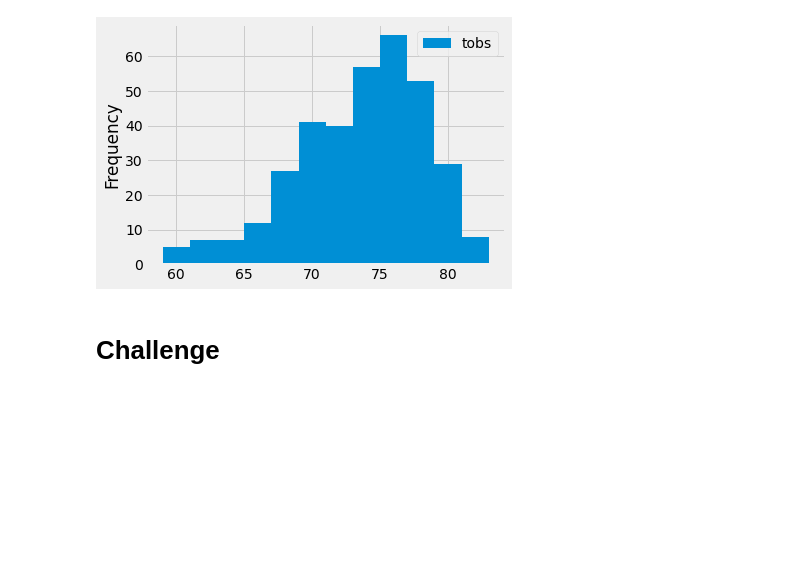
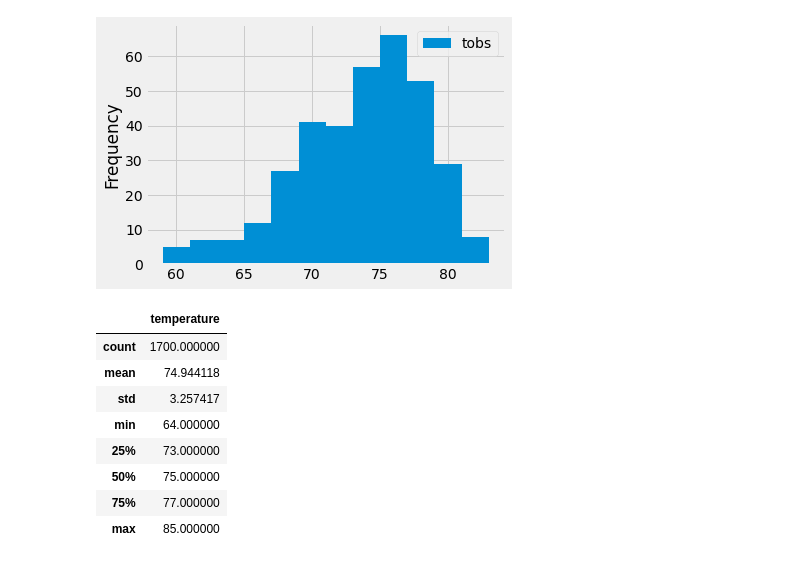
Before and after one commit to HannahEG/Surfs_Up, a Jupyter notebook: climate_analysis.ipynb, the cells around one changed output. Saved outputs shown, nothing was run; the diff lists cells and outputs as text; code cells hidden in the pictures; blank space fills up the shorter version.

```diff
--- a/climate_analysis.ipynb
+++ b/climate_analysis.ipynb
@@ -126,2 +116,23 @@ def calc_temps(start=None, end=None):
-# %% [markdown]
-# Challenge
+# %%
+CHALLENGE
+
+june_results = session.query(Measurement.date, Measurement.tobs).\
+        filter(Measurement.date).all()
+
+df1 = pd.DataFrame(june_results, columns=['date', 'temperature'])
+# df1 = df1.set_index('date', inplace=True)
+# df1['date'] = pd.to_datetime(df1['date'])
+df1['month'] = pd.DatetimeIndex(df1['date']).month
+df1_results = (df1.loc[df1['month'] == 6])
+df1_results = df1_results.drop(columns=['month'])
+df1_results.describe()
+# %% [output]
+|  | temperature |
+| count | 1700.000000 |
+| mean | 74.944118 |
+| std | 3.257417 |
+| min | 64.000000 |
+| 25% | 73.000000 |
+| 50% | 75.000000 |
+| 75% | 77.000000 |
+| max | 85.000000 |
```
Also changed, not shown: parts of 6 cells of this notebook.
